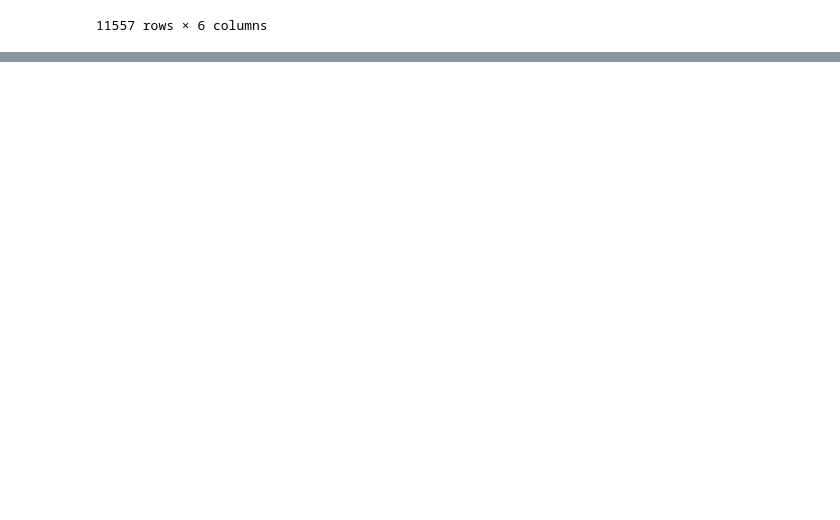
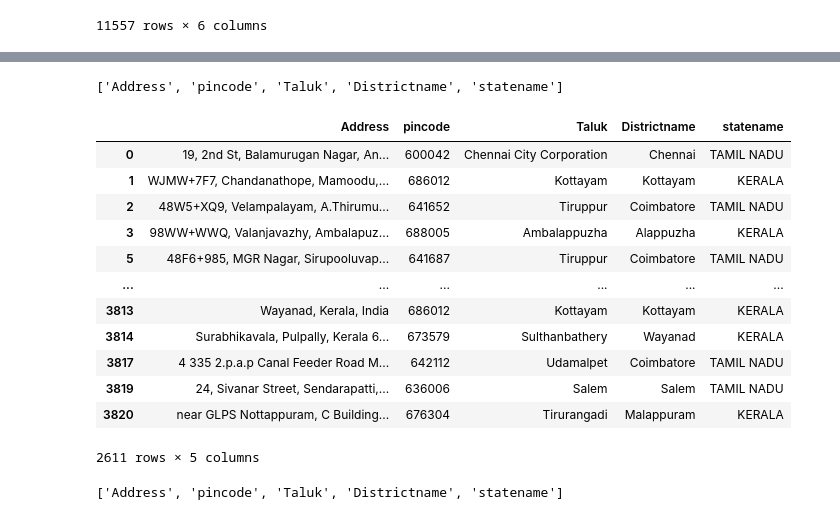
Before and after one commit to NATPAC-Internship/Augustine, a Jupyter notebook: Export/Code/Clean/pin.ipynb, the cells around one changed output, grey strips where cells are left out. Drawn from its saved outputs; the diff is of its cells as text; code cells hidden in the pictures; blank space fills up the shorter version.

```diff
--- a/Export/Code/Clean/pin.ipynb
+++ b/Export/Code/Clean/pin.ipynb
@@ -326,2 +352,27 @@ df
+# %%
+print(df.columns.tolist())
+df
+# %% [output]
+['Address', 'pincode', 'Taluk', 'Districtname', 'statename']
+|  | Address | pincode | Taluk | Districtname | statename |
+| 0 | 19, 2nd St, Balamurugan Nagar, An... | 600042 | Chennai City Corporation | Chennai | TAMIL NADU |
+| 1 | WJMW+7F7, Chandanathope, Mamoodu,... | 686012 | Kottayam | Kottayam | KERALA |
+| 2 | 48W5+XQ9, Velampalayam, A.Thirumu... | 641652 | Tiruppur | Coimbatore | TAMIL NADU |
+| 3 | 98WW+WWQ, Valanjavazhy, Ambalapuz... | 688005 | Ambalappuzha | Alappuzha | KERALA |
+| 5 | 48F6+985, MGR Nagar, Sirupooluvap... | 641687 | Tiruppur | Coimbatore | TAMIL NADU |
+| ... | ... | ... | ... | ... | ... |
+| 3813 | Wayanad, Kerala, India | 686012 | Kottayam | Kottayam | KERALA |
+| 3814 | Surabhikavala, Pulpally, Kerala 6... | 673579 | Sulthanbathery | Wayanad | KERALA |
+| 3817 | 4 335 2.p.a.p Canal Feeder Road M... | 642112 | Udamalpet | Coimbatore | TAMIL NADU |
+| 3819 | 24, Sivanar Street, Sendarapatti,... | 636006 | Salem | Salem | TAMIL NADU |
+| 3820 | near GLPS Nottappuram, C Building... | 676304 | Tirurangadi | Malappuram | KERALA |
+2611 rows × 5 columns
+# %%
+df = df.rename(columns={0: 'patti'})
+
+# Display the column names to verify
+print(df.columns.tolist())
+# %% [output]
+['Address', 'pincode', 'Taluk', 'Districtname', 'statename']
 # %%
 df.to_csv(r'C:\Users\augus\OneDrive\Desktop\js\Cargo predict\Export\Dataset\pin_modified.csv')
```
Also changed, not shown: parts of 8 cells of this notebook, 2 other files.
